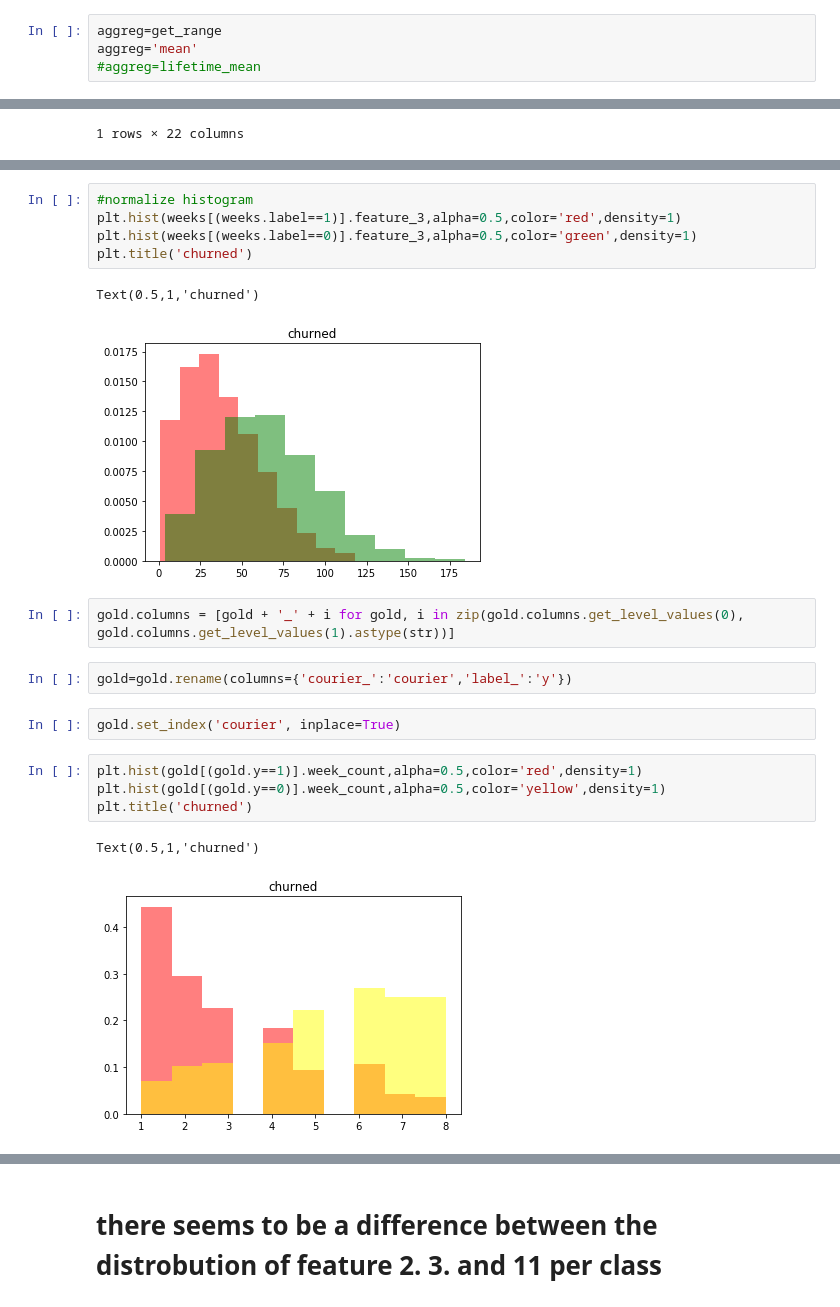
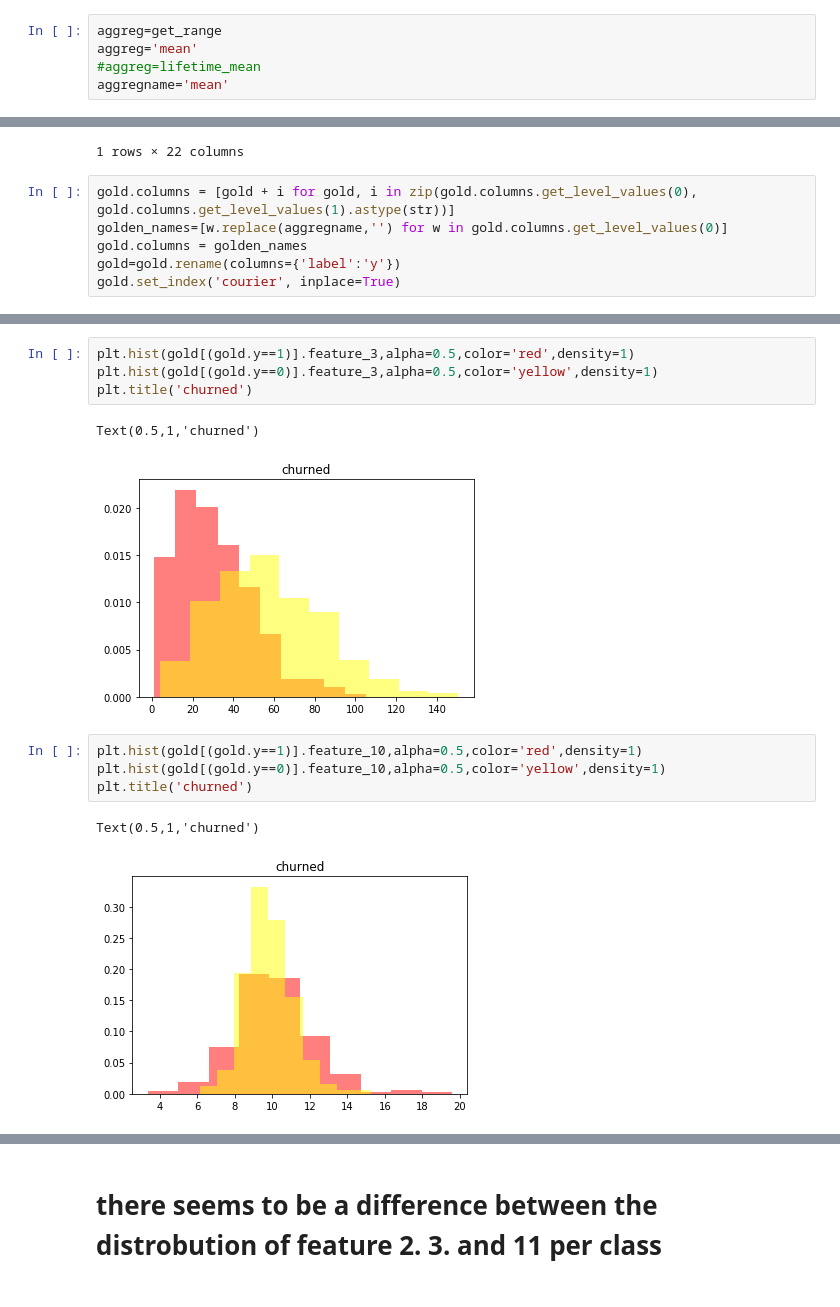
Before and after one commit to ricardofullton/glovo_test, a Jupyter notebook: glovo.ipynb, the cells around one changed output, grey strips where cells are left out. Saved outputs shown, nothing was run; the diff lists cells and outputs as text.

```diff
--- a/glovo.ipynb
+++ b/glovo.ipynb
@@ -129,6 +179,7 @@ def lifetime_mean(series):
 aggreg=get_range
 aggreg='mean'
 #aggreg=lifetime_mean
+aggregname='mean'
 # %%
 # trying different aggregation methods on the data
 gold=weeks.groupby(['courier','label'], as_index=False )\
@@ -173,3 +224,9 @@ gold[(gold.courier==6282)]
 |  |  |  | count | max_streak | latest_streak | mean | mean | mean | mean | ... |
 | 1 | 6282 | 0 | 6 | 6 | 6 | 1.333333 | 36.666667 | 48.5 | 0.075517 | ... |
 1 rows × 22 columns
+# %%
+gold.columns = [gold + i for gold, i in zip(gold.columns.get_level_values(0), gold.columns.get_level_values(1).astype(str))]
+golden_names=[w.replace(aggregname,'') for w in gold.columns.get_level_values(0)]
+gold.columns = golden_names
+gold=gold.rename(columns={'label':'y'})
+gold.set_index('courier', inplace=True)
@@ -176,22 +250,15 @@ gold[(gold.courier==6282)]
 # %%
-#normalize histogram
-plt.hist(weeks[(weeks.label==1)].feature_3,alpha=0.5,color='red',density=1)
-plt.hist(weeks[(weeks.label==0)].feature_3,alpha=0.5,color='green',density=1)
+plt.hist(gold[(gold.y==1)].feature_3,alpha=0.5,color='red',density=1)
+plt.hist(gold[(gold.y==0)].feature_3,alpha=0.5,color='yellow',density=1)
 plt.title('churned')
 # %% [output]
 Text(0.5,1,'churned')
-[figure, old version]
+[figure, new version]
-# %%
-gold.columns = [gold + '_' + i for gold, i in zip(gold.columns.get_level_values(0), gold.columns.get_level_values(1).astype(str))]
-# %%
-gold=gold.rename(columns={'courier_':'courier','label_':'y'})
-# %%
-gold.set_index('courier', inplace=True)
 # %%
-plt.hist(gold[(gold.y==1)].week_count,alpha=0.5,color='red',density=1)
-plt.hist(gold[(gold.y==0)].week_count,alpha=0.5,color='yellow',density=1)
+plt.hist(gold[(gold.y==1)].feature_10,alpha=0.5,color='red',density=1)
+plt.hist(gold[(gold.y==0)].feature_10,alpha=0.5,color='yellow',density=1)
 plt.title('churned')
 # %% [output]
 Text(0.5,1,'churned')
-[figure, old version]
+[figure, new version]
 # %%
```
Also changed, not shown: parts of 61 cells of this notebook.
